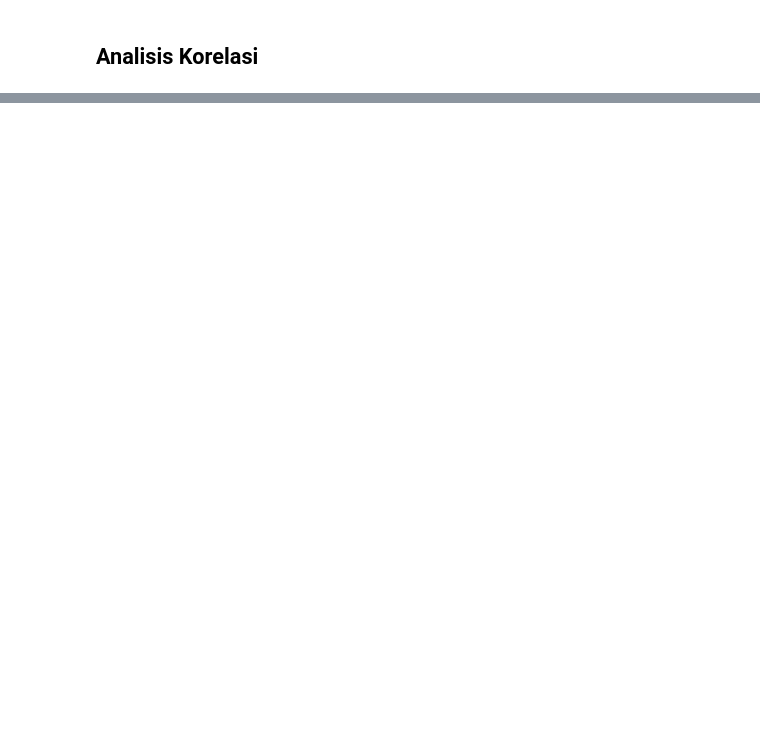
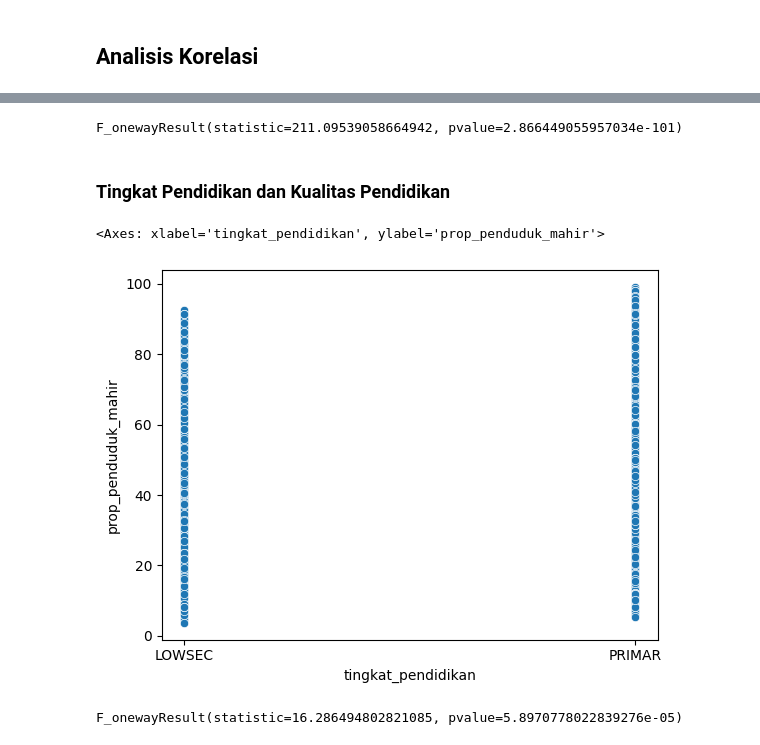
Before and after one commit to JayaWinata/DAC-IFest-2024-BukanWibu, a Jupyter notebook: SourceCode_DAC2024_BukanWibu.ipynb, the cells around one changed output, grey strips where cells are left out. Cells and saved outputs as stored; diff of their text form; code cells hidden in the pictures; blank space fills up the shorter version.

```diff
--- a/SourceCode_DAC2024_BukanWibu.ipynb
+++ b/SourceCode_DAC2024_BukanWibu.ipynb
@@ -155,0 +213,21 @@ df
+# %%
+stats.f_oneway(df['prop_penduduk_mahir'][df['kategori_hdi'] == 'Very high'],
+            df['prop_penduduk_mahir'][df['kategori_hdi'] == 'High'],
+            df['prop_penduduk_mahir'][df['kategori_hdi'] == 'Medium'],
+            df['prop_penduduk_mahir'][df['kategori_hdi'] == 'Low']
+            )
+# %% [output]
+F_onewayResult(statistic=211.09539058664942, pvalue=2.866449055957034e-101)
+# %% [markdown]
+### Tingkat Pendidikan dan Kualitas Pendidikan
+# %%
+sns.scatterplot(x='tingkat_pendidikan', y='prop_penduduk_mahir',
+                data=df[(df['tingkat_pendidikan'] == 'PRIMAR') | (df['tingkat_pendidikan'] == 'LOWSEC')])
+# %% [output]
+<Axes: xlabel='tingkat_pendidikan', ylabel='prop_penduduk_mahir'>
+[figure, added]
+# %%
+stats.f_oneway(df['prop_penduduk_mahir'][df['tingkat_pendidikan'] == 'PRIMAR'],
+                df['prop_penduduk_mahir'][df['tingkat_pendidikan'] == 'LOWSEC'])
+# %% [output]
+F_onewayResult(statistic=16.286494802821085, pvalue=5.8970778022839276e-05)
```
Also changed, not shown: parts of 26 cells of this notebook.
